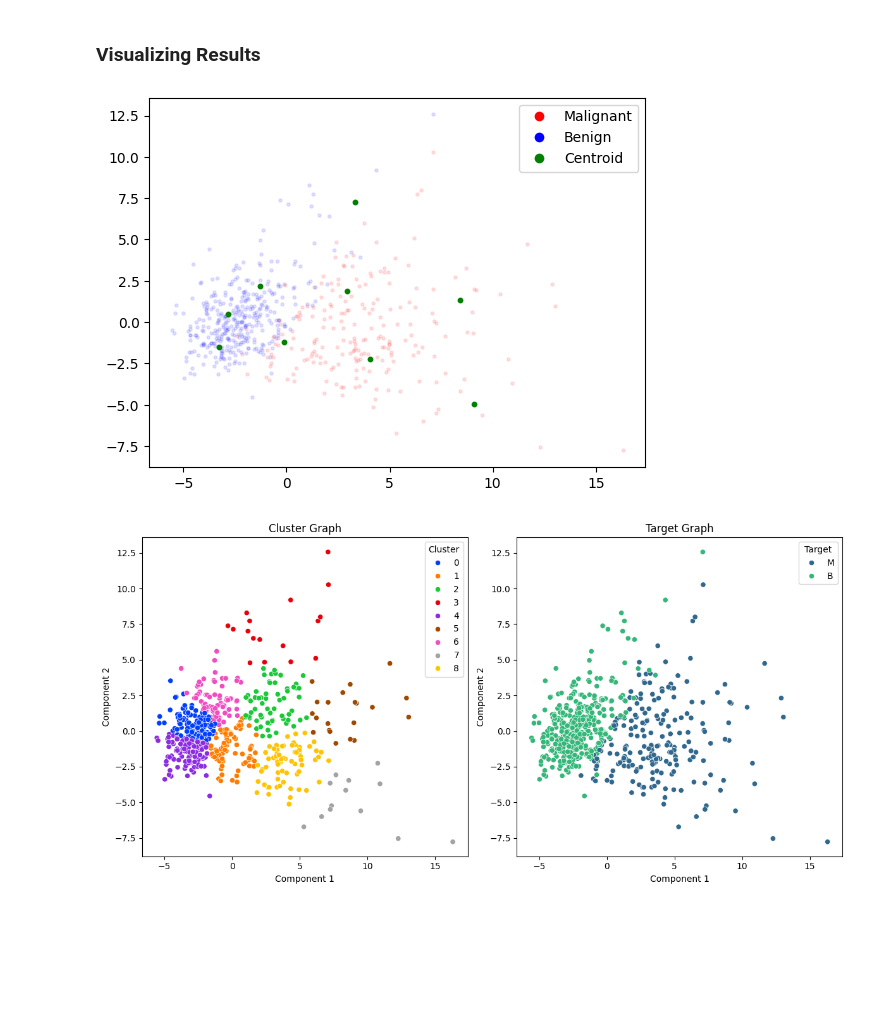
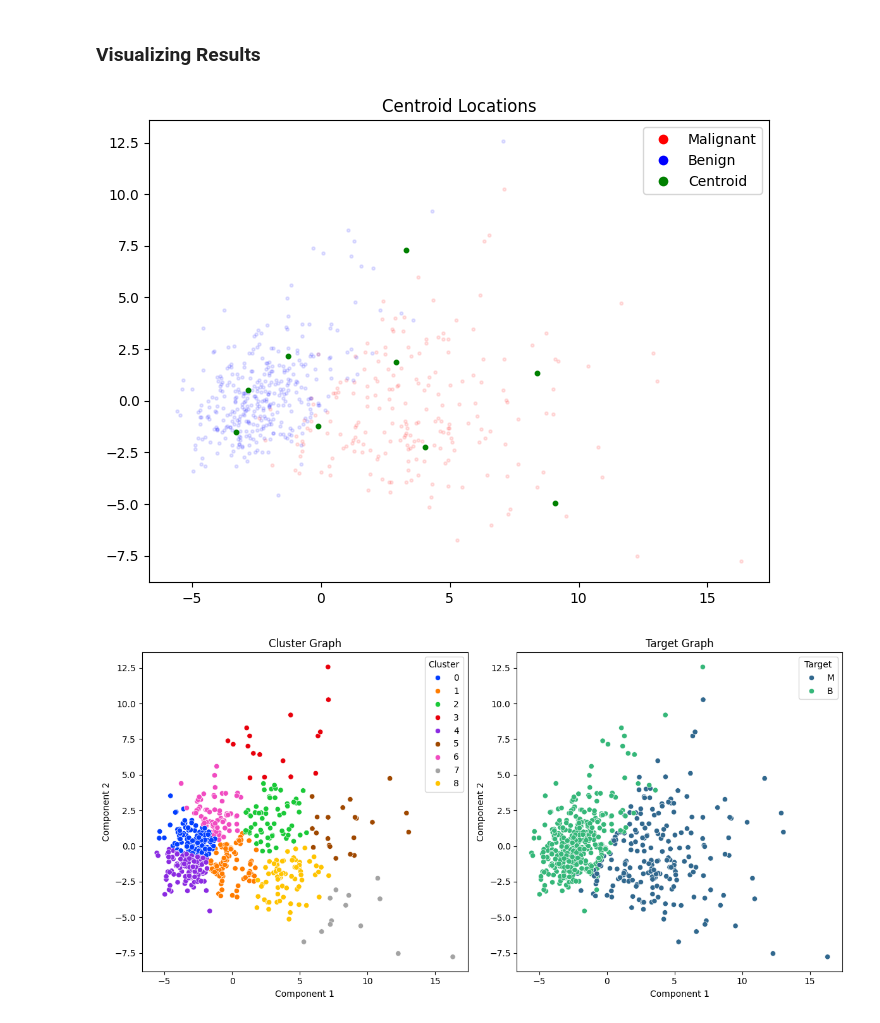
Before and after one commit to ahmedoy/BreastCancer-Clustering, a Jupyter notebook: main.ipynb, the cells around one changed output. Saved outputs shown, nothing was run; the diff lists cells and outputs as text; code cells hidden in the pictures; blank space fills up the shorter version.

```diff
--- a/main.ipynb
+++ b/main.ipynb
@@ -289,22 +289,24 @@ X_pca_labeled = np.concatenate((X_pca, y), axis=1)
 malignant_X = X_pca_labeled[X_pca_labeled[:,2]=='M']
 benign_X = X_pca_labeled[X_pca_labeled[:,2]=='B']
 # %%
+plt.figure(figsize=(8, 6))
 plt.scatter(malignant_X[:,0], malignant_X[:,1], c= 'r', s = 5, alpha=0.1)
 plt.scatter(benign_X[:,0], benign_X[:,1], c= 'b', s=5, alpha=0.1)
 plt.scatter(centroids[:,0], centroids[:,1], c= 'g', s=10)
 
 # Create custom legend entries with desired appearance
 legend_elements = [
     Line2D([0], [0], marker='o', color='w', markerfacecolor='r', markersize=8),
     Line2D([0], [0], marker='o', color='w', markerfacecolor='b', markersize=8),
     Line2D([0], [0], marker='o', color='w', markerfacecolor='g', markersize=8)
 ]
 
 # Display the legend with custom legend entries
+plt.title("Centroid Locations")
 plt.legend(legend_elements, ["Malignant", "Benign", "Centroid"])
 plt.show()
 # %% [output]
-[figure, old version]
+[figure, new version]
 # %%
 X_pca_clustered = np.concatenate((X_pca_labeled, labels.reshape(-1,1)), axis=1)
 cluster_data = pd.DataFrame({
```
